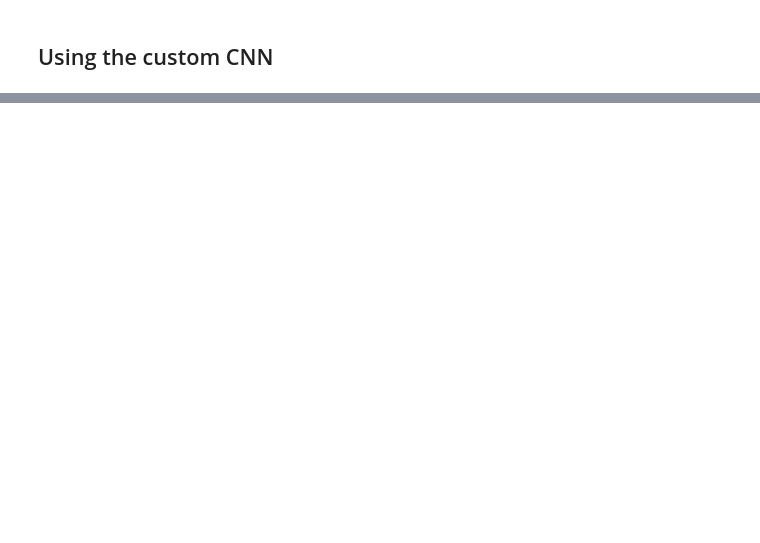
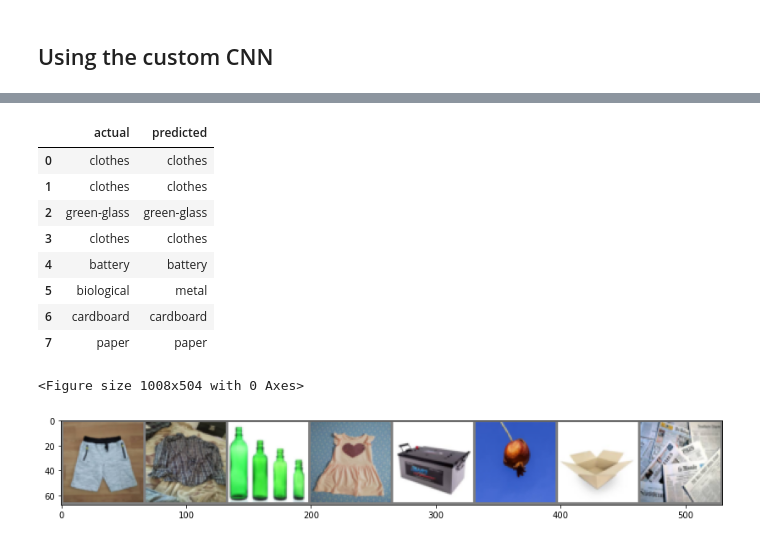
Before and after one commit to krsnvijay/COMP-6771-garbage-classification, a Jupyter notebook: garbage_classifier.ipynb, the cells around one changed output, grey strips where cells are left out. Saved outputs shown, nothing was run; the diff lists cells and outputs as text; code cells hidden in the pictures; blank space fills up the shorter version.

Commit message:
Display prections for some garbage

```diff
--- a/garbage_classifier.ipynb
+++ b/garbage_classifier.ipynb
@@ -484,0 +640,25 @@ run_testing(GarbageClassifierCNN())
+# %%
+def show_unseen_garbage(garbage_model):
+    garbage_model.load_state_dict(torch.load(f'./{garbage_model.__class__.__name__}-model.pt'))
+    unseen_garbage_batch = next(iter(test_set_loader))
+    garbage_images, actual_garbage_labels = unseen_garbage_batch
+    garbage_model.eval()
+    imshow(make_grid(garbage_images[:8]))
+    garbage_output = garbage_model(garbage_images)
+    _, predicted_garbage_labels = torch.max(garbage_output.data, 1)
+
+    for actual, predicted in zip(actual_garbage_labels,predicted_garbage_labels):
+        yield dataset.classes[actual],dataset.classes[predicted]
+pd.DataFrame(show_unseen_garbage(GarbageClassifierCNN()),columns={'actual','predicted'}).head(8)
+# %% [output]
+|  | actual | predicted |
+| 0 | clothes | clothes |
+| 1 | clothes | clothes |
+| 2 | green-glass | green-glass |
+| 3 | clothes | clothes |
+| 4 | battery | battery |
+| 5 | biological | metal |
+| 6 | cardboard | cardboard |
+| 7 | paper | paper |
+<Figure size 1008x504 with 0 Axes>
+[figure, added]
```
Also changed, not shown: parts of 12 cells of this notebook.
